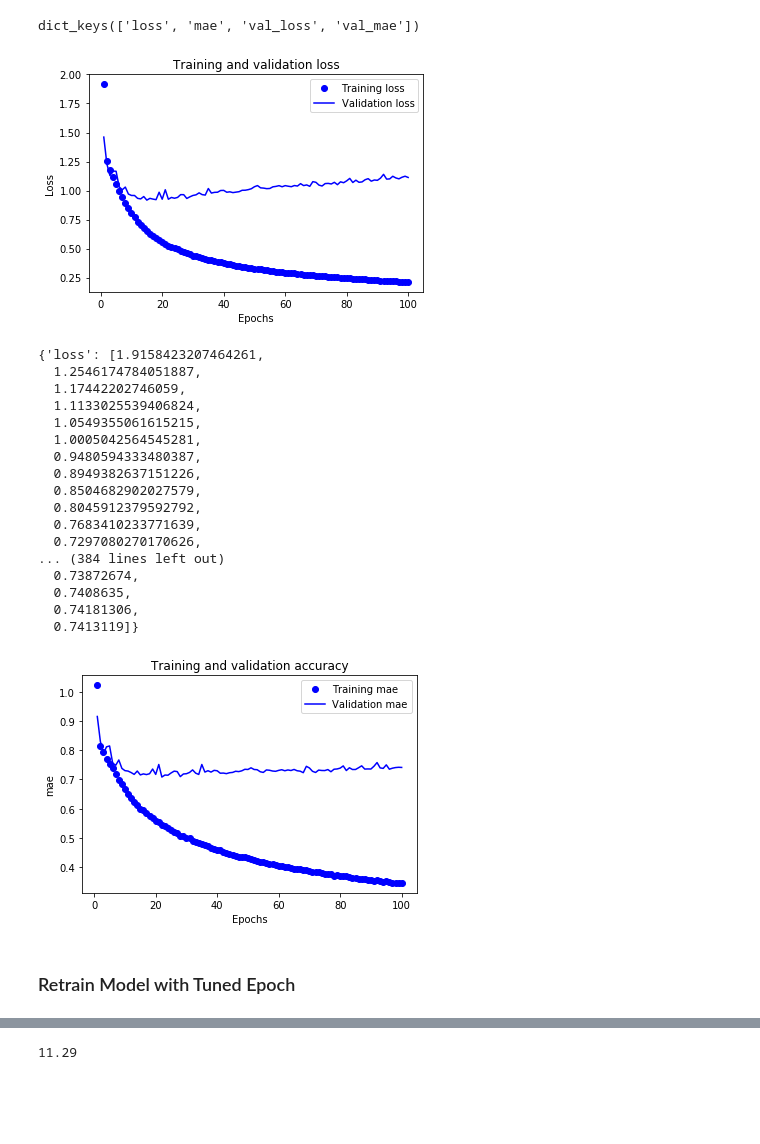
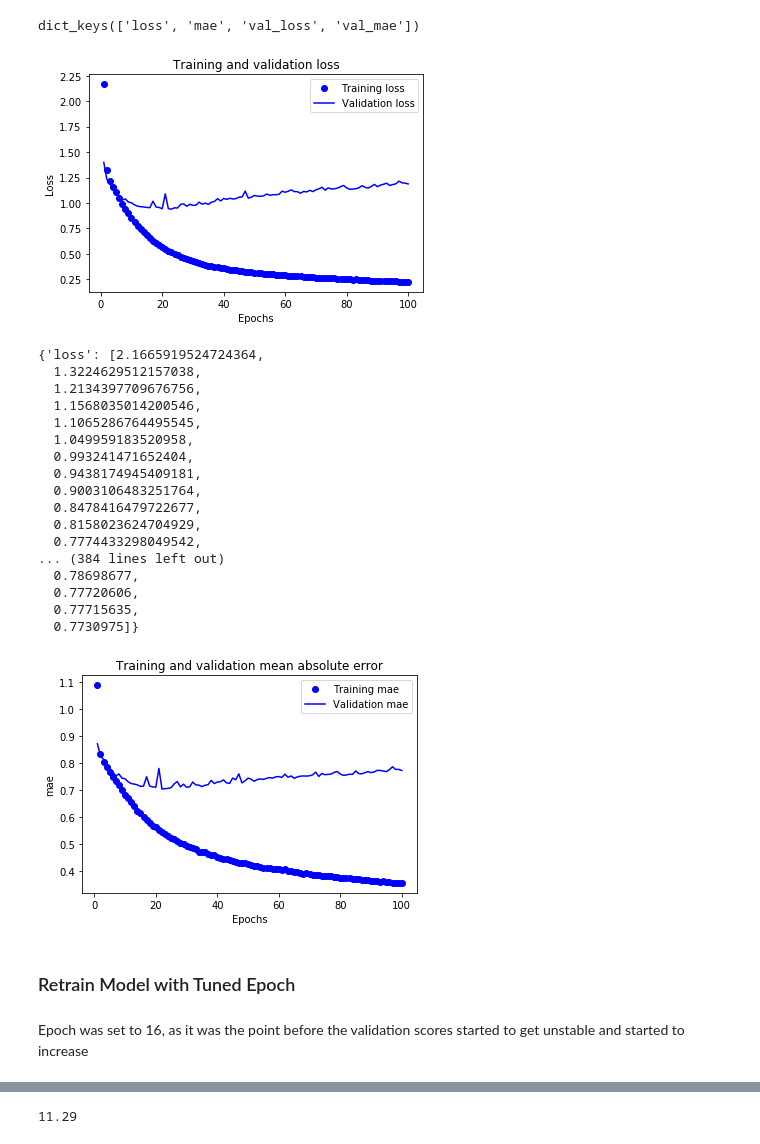
Before and after one commit to raytxz/smiles-drug, a Jupyter notebook: smiles-model.ipynb, the cells around one changed output, grey strips where cells are left out. Drawn from its saved outputs; the diff is of its cells as text; code cells hidden in the pictures; blank space fills up the shorter version.

```diff
--- a/smiles-model.ipynb
+++ b/smiles-model.ipynb
@@ -150,7 +133,7 @@ x_test.shape
 # %% [output]
 (2836, 170)
 # %%
-x_val = x_train[:2500]
-partial_x_train = x_train[2500:]
-y_val = y_train[:2500]
-partial_y_train = y_train[2500:]
+x_val = x_train[:2800]
+partial_x_train = x_train[2800:]
+y_val = y_train[:2800]
+partial_y_train = y_train[2800:]
@@ -225,42 +210,44 @@ plt.ylabel('Loss')
 plt.legend()
 plt.show()
 # %% [output]
-[figure, old version]
+[figure, new version]
 # %%
 history.history
 # %% [output]
-{'loss': [1.9158423207464261,
-  1.2546174784051887,
-  1.17442202746059,
-  1.1133025539406824,
-  1.0549355061615215,
-  1.0005042564545281,
-  0.9480594333480387,
-  0.8949382637151226,
-  0.8504682902027579,
-  0.8045912379592792,
-  0.7683410233771639,
-  0.7297080270170626,
+{'loss': [2.1665919524724364,
+  1.3224629512157038,
+  1.2134397709676756,
+  1.1568035014200546,
+  1.1065286764495545,
+  1.049959183520958,
+  0.993241471652404,
+  0.9438174945409181,
+  0.9003106483251764,
+  0.8478416479722677,
+  0.8158023624704929,
+  0.7774433298049542,
 ... (384 lines left out)
-  0.73872674,
-  0.7408635,
-  0.74181306,
-  0.7413119]}
+  0.78698677,
+  0.77720606,
+  0.77715635,
+  0.7730975]}
 # %%
 plt.clf()
 mae_values = history_dict['mae']
 val_mae_values = history_dict['val_mae']
 plt.plot(epochs, mae_values, 'bo', label='Training mae')
 plt.plot(epochs, val_mae_values, 'b', label='Validation mae')
-plt.title('Training and validation accuracy')
+plt.title('Training and validation mean absolute error')
 plt.xlabel('Epochs')
 plt.ylabel('mae')
 plt.legend()
 plt.show()
 # %% [output]
-[figure, old version]
+[figure, new version]
 # %% [markdown]
 ### Retrain Model with Tuned Epoch
+# %% [markdown]
+Epoch was set to 16, as it was the point before the validation scores started to get unstable and started to increase
 # %%
 model = keras.Sequential()
 model.add(keras.layers.Embedding(embedding_size, 8, input_length=maxlen))
```
Also changed, not shown: parts of 13 cells of this notebook.
